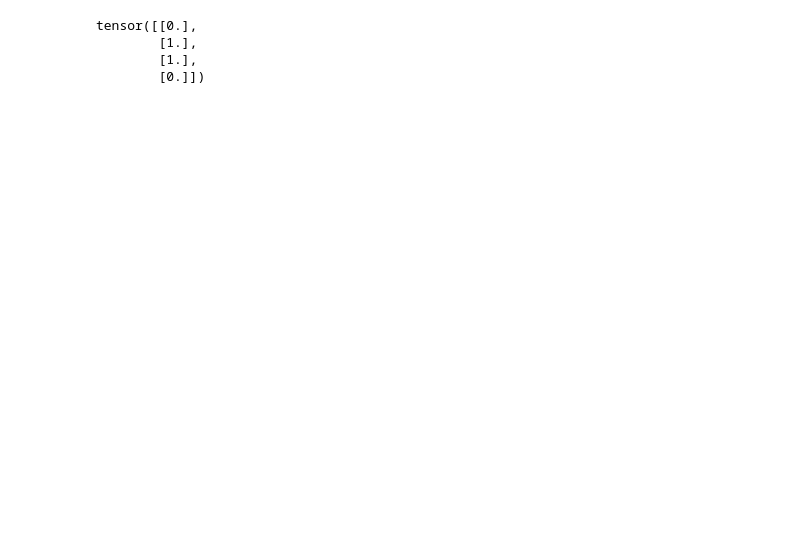
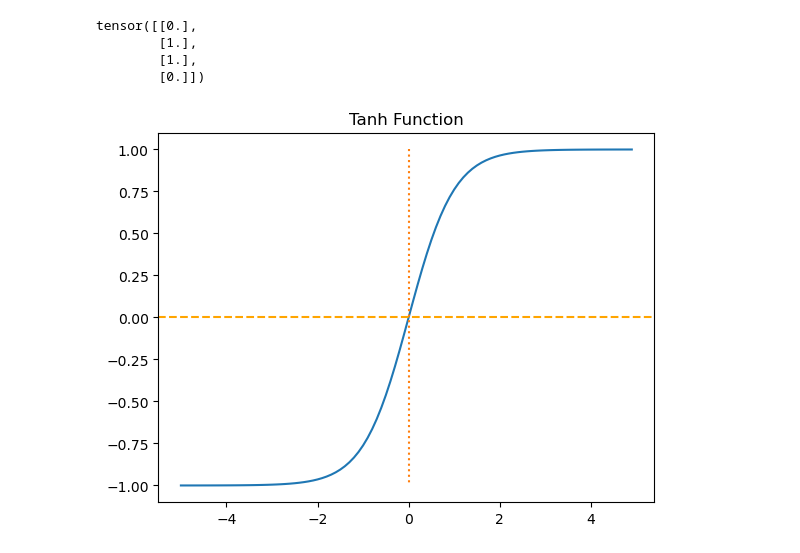
Before and after one commit to Graceyong1020/ai_work, a Jupyter notebook: ch07/logic_gate.ipynb, the cells around one changed output. Saved outputs shown, nothing was run; the diff lists cells and outputs as text; code cells hidden in the pictures; blank space fills up the shorter version.

```diff
--- a/ch07/logic_gate.ipynb
+++ b/ch07/logic_gate.ipynb
@@ -197,0 +201,14 @@ tensor([[0.],
+# %%
+#하이퍼볼릭 탄젠트 함수
+x = np.arange(-5, 5, 0.1) # -5부터 5까지 0.1 간격 생성
+y = np.tanh(x)
+# %%
+import matplotlib.pyplot as plt
+
+plt.plot(x, y)
+plt.plot([0,0],[1.0,-1.0], ':') # 가운데 점선 추가
+plt.axhline(y=0, color='orange', linestyle='--') # 수평 점선 추가
+plt.title('Tanh Function')
+plt.show()
+# %% [output]
+[figure, added]
```
Also changed, not shown: parts of 5 cells of this notebook, 9 other files.
